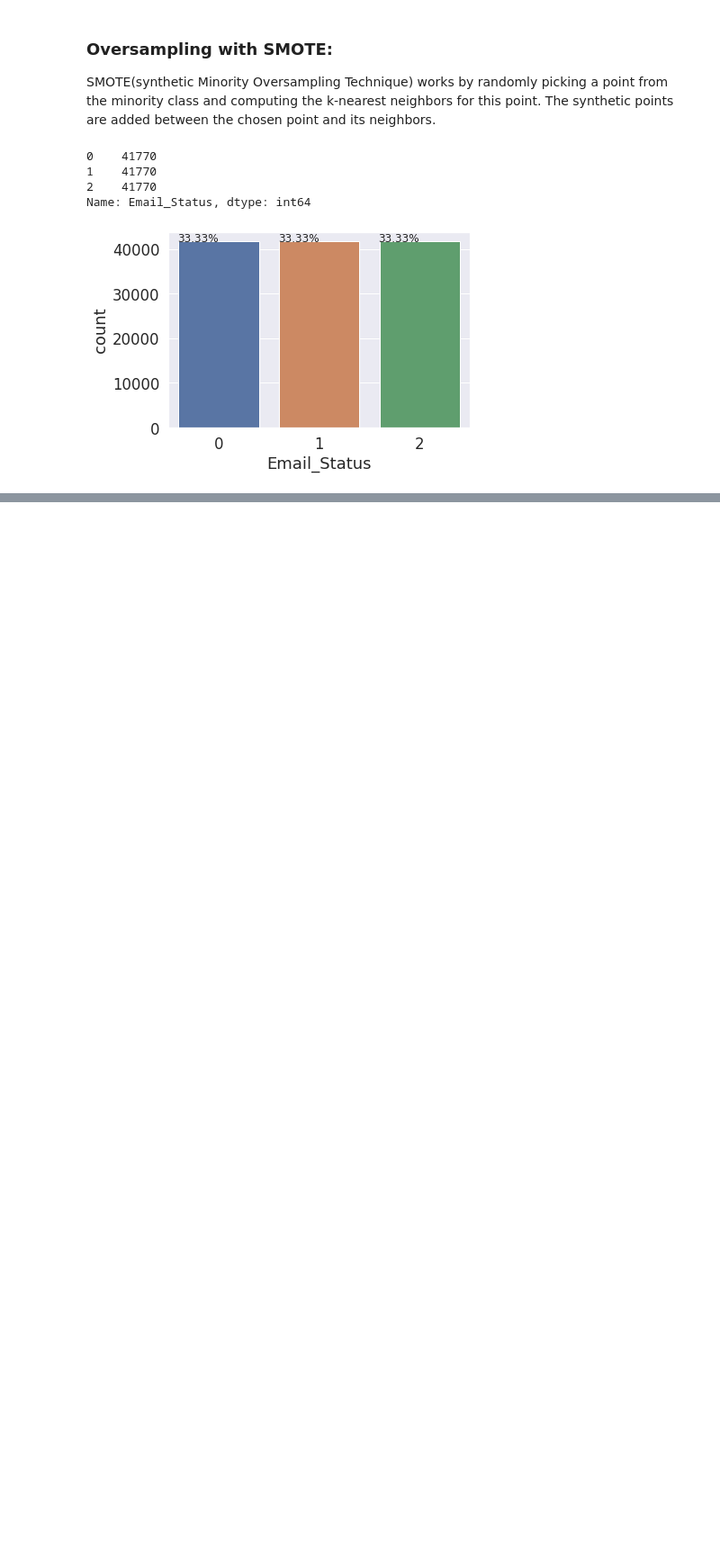
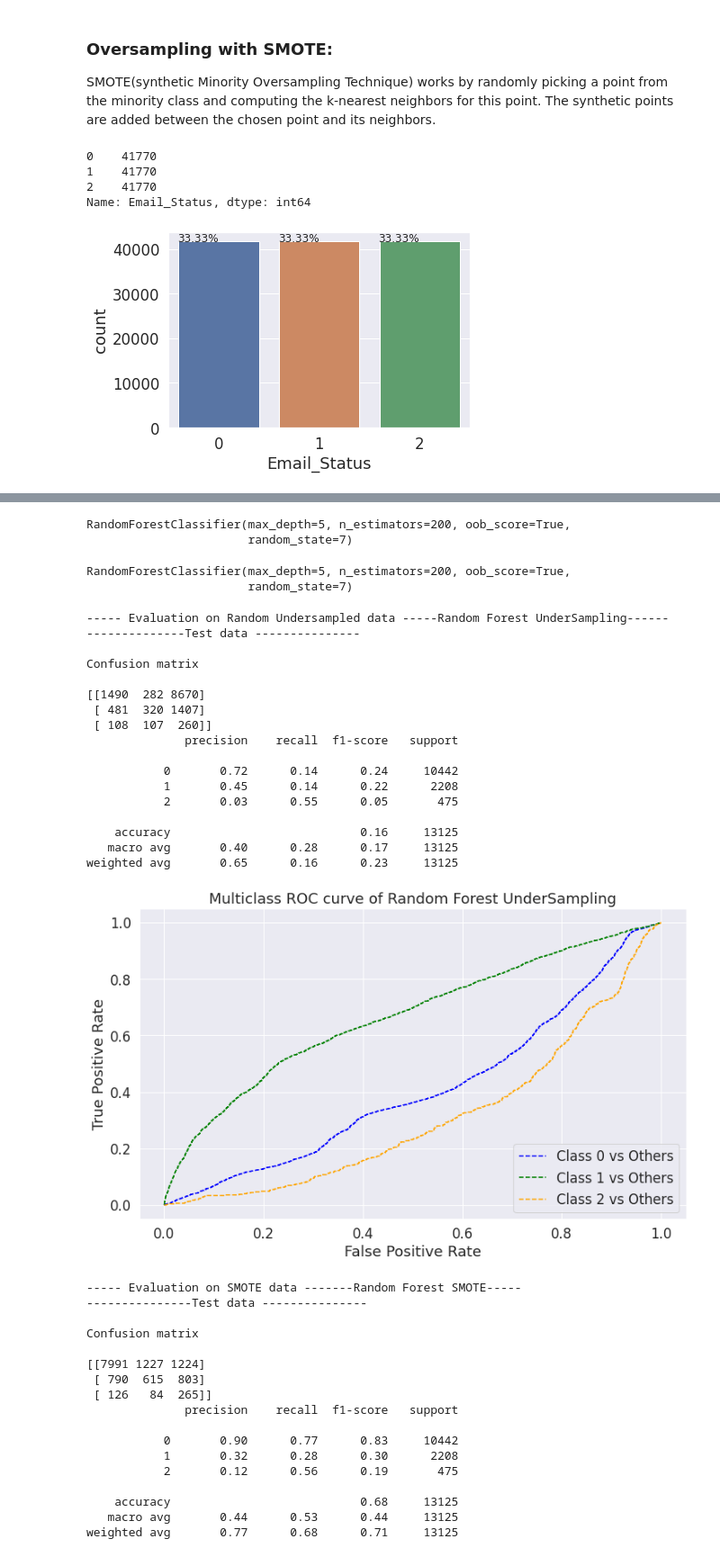
Before and after one commit to RanojoyBiswas/Email-Campaign-Effectiveness-Prediction, a Jupyter notebook: Email_Campaign_Effectiveness_Prediction.ipynb, the cells around one changed output, grey strips where cells are left out. Shown at 90% size. Cells and saved outputs as stored; diff of their text form; code cells hidden in the pictures; blank space fills up the shorter version.

```diff
--- a/Email_Campaign_Effectiveness_Prediction.ipynb
+++ b/Email_Campaign_Effectiveness_Prediction.ipynb
@@ -981,0 +1394,53 @@ plt.show()
+# %%
+# random forest with undersampling
+rf_us = RandomForestClassifier(n_estimators = 200,  max_depth = 5, random_state=7, oob_score = True)
+rf_us.fit(X_train_under,y_train_under)
+# %% [output]
+RandomForestClassifier(max_depth=5, n_estimators=200, oob_score=True,
+                       random_state=7)
+# %%
+# random forest with SMOTE
+rf_smote = RandomForestClassifier(n_estimators = 200,  max_depth = 5, random_state=7, oob_score = True)
+rf_smote.fit(X_train_smote,y_train_smote)
+# %% [output]
+RandomForestClassifier(max_depth=5, n_estimators=200, oob_score=True,
+                       random_state=7)
+# %%
+rf_eval_list = model_evaluation('Random Forest UnderSampling', 'Random Forest SMOTE', rf_us, rf_smote, X_train_under, y_train_under, X_train_smote, y_train_smote, X_test_scaled, y_test)
+rf_eval_list
+# %% [output]
+----- Evaluation on Random Undersampled data -----Random Forest UnderSampling------
+--------------Test data ---------------
+
+Confusion matrix
+
+[[1490  282 8670]
+ [ 481  320 1407]
+ [ 108  107  260]]
+              precision    recall  f1-score   support
+
+           0       0.72      0.14      0.24     10442
+           1       0.45      0.14      0.22      2208
+           2       0.03      0.55      0.05       475
+
+    accuracy                           0.16     13125
+   macro avg       0.40      0.28      0.17     13125
+weighted avg       0.65      0.16      0.23     13125
+[figure, added]
+----- Evaluation on SMOTE data -------Random Forest SMOTE-----
+---------------Test data ---------------
+
+Confusion matrix
+
+[[7991 1227 1224]
+ [ 790  615  803]
+ [ 126   84  265]]
+              precision    recall  f1-score   support
+
+           0       0.90      0.77      0.83     10442
+           1       0.32      0.28      0.30      2208
+           2       0.12      0.56      0.19       475
+
+    accuracy                           0.68     13125
+   macro avg       0.44      0.53      0.44     13125
+weighted avg       0.77      0.68      0.71     13125
```
Also changed, not shown: parts of 58 cells of this notebook.
